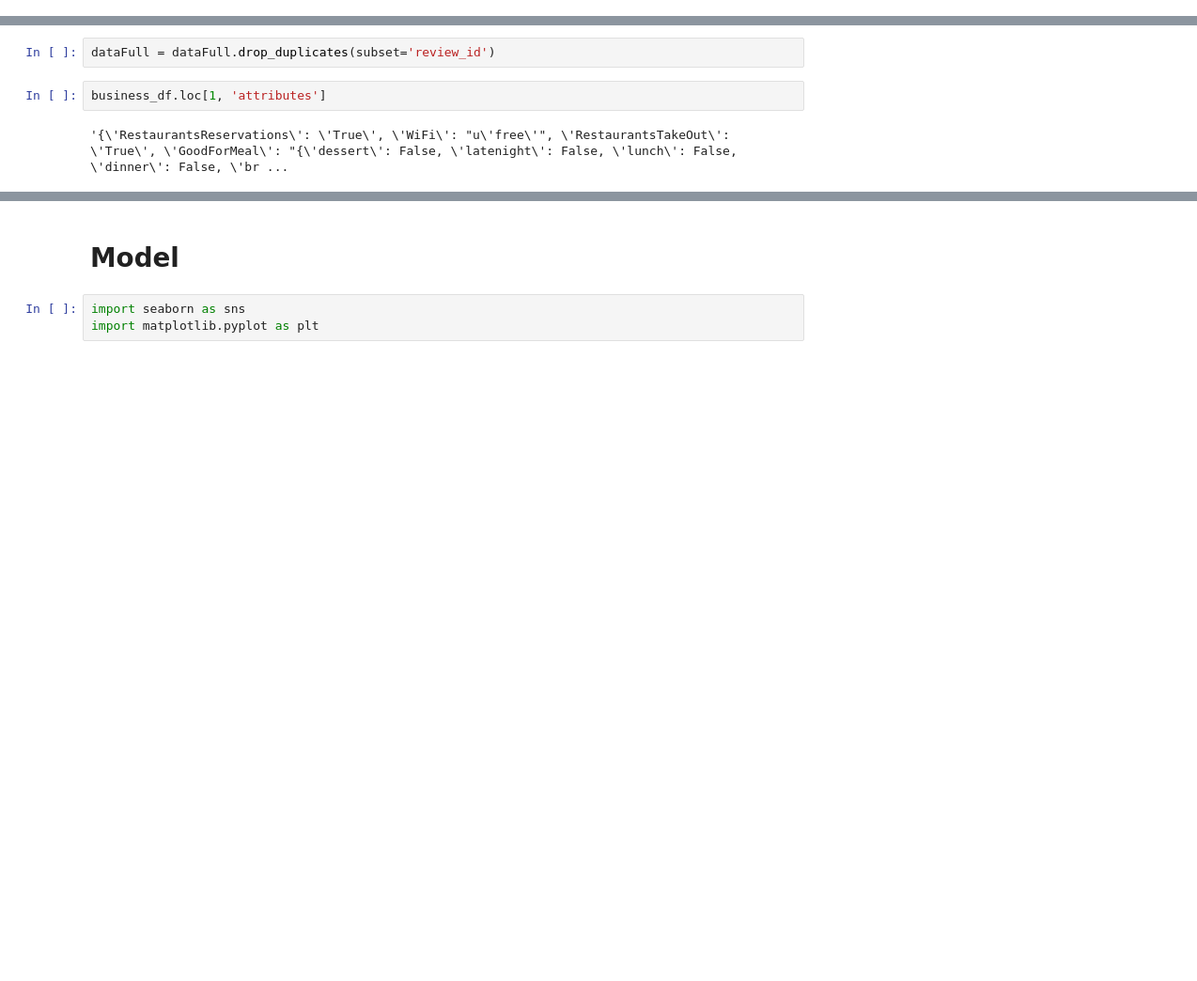
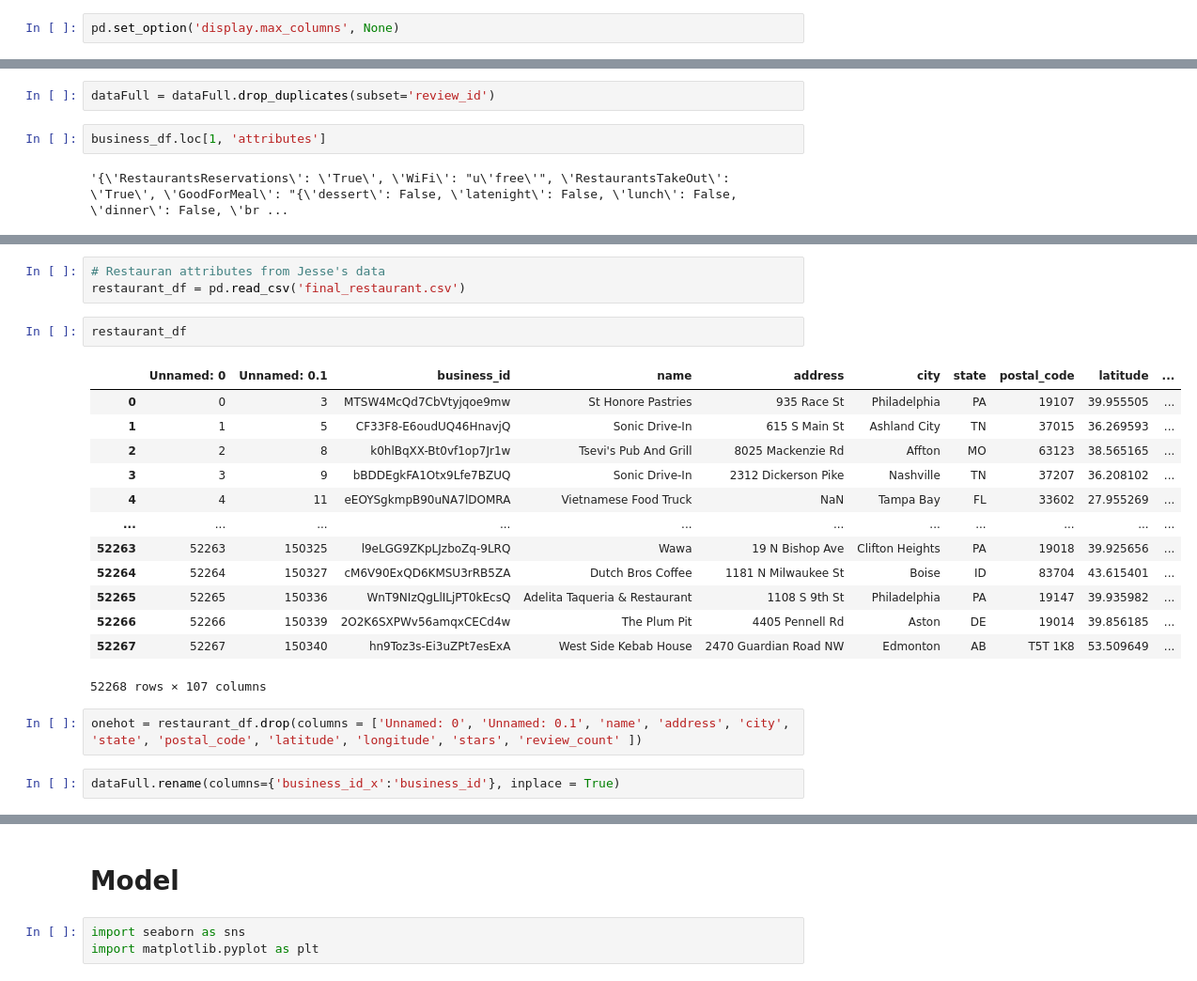
Before and after one commit to jessecho516/CS-334-Final-Project, a Jupyter notebook: fp_q1.ipynb, the cells around one changed output, grey strips where cells are left out. Shown: that part at 94% size. Saved outputs shown, nothing was run; the diff lists cells and outputs as text; blank space fills up the shorter version.

```diff
--- a/fp_q1.ipynb
+++ b/fp_q1.ipynb
@@ -8,6 +8,8 @@ from sklearn.metrics import accuracy_score
 from sklearn.metrics import f1_score
 from sklearn.metrics import recall_score
 from sklearn.metrics import precision_score
+# %%
+pd.set_option('display.max_columns', None)
 # %% [markdown]
 ### How do we predict what rating a user is going to give?
 1) Business side:
@@ -190,0 +177,23 @@ dataFull
+# %%
+# Restauran attributes from Jesse's data
+restaurant_df = pd.read_csv('final_restaurant.csv')
+# %%
+restaurant_df
+# %% [output]
+|  | Unnamed: 0 | Unnamed: 0.1 | business_id | name | address | city | state | postal_code | latitude | ... |
+| 0 | 0 | 3 | MTSW4McQd7CbVtyjqoe9mw | St Honore Pastries | 935 Race St | Philadelphia | PA | 19107 | 39.955505 | ... |
+| 1 | 1 | 5 | CF33F8-E6oudUQ46HnavjQ | Sonic Drive-In | 615 S Main St | Ashland City | TN | 37015 | 36.269593 | ... |
+| 2 | 2 | 8 | k0hlBqXX-Bt0vf1op7Jr1w | Tsevi's Pub And Grill | 8025 Mackenzie Rd | Affton | MO | 63123 | 38.565165 | ... |
+| 3 | 3 | 9 | bBDDEgkFA1Otx9Lfe7BZUQ | Sonic Drive-In | 2312 Dickerson Pike | Nashville | TN | 37207 | 36.208102 | ... |
+| 4 | 4 | 11 | eEOYSgkmpB90uNA7lDOMRA | Vietnamese Food Truck | NaN | Tampa Bay | FL | 33602 | 27.955269 | ... |
+| ... | ... | ... | ... | ... | ... | ... | ... | ... | ... | ... |
+| 52263 | 52263 | 150325 | l9eLGG9ZKpLJzboZq-9LRQ | Wawa | 19 N Bishop Ave | Clifton Heights | PA | 19018 | 39.925656 | ... |
+| 52264 | 52264 | 150327 | cM6V90ExQD6KMSU3rRB5ZA | Dutch Bros Coffee | 1181 N Milwaukee St | Boise | ID | 83704 | 43.615401 | ... |
+| 52265 | 52265 | 150336 | WnT9NIzQgLlILjPT0kEcsQ | Adelita Taqueria & Restaurant | 1108 S 9th St | Philadelphia | PA | 19147 | 39.935982 | ... |
+| 52266 | 52266 | 150339 | 2O2K6SXPWv56amqxCECd4w | The Plum Pit | 4405 Pennell Rd | Aston | DE | 19014 | 39.856185 | ... |
+| 52267 | 52267 | 150340 | hn9Toz3s-Ei3uZPt7esExA | West Side Kebab House | 2470 Guardian Road NW | Edmonton | AB | T5T 1K8 | 53.509649 | ... |
+52268 rows × 107 columns
+# %%
+onehot = restaurant_df.drop(columns = ['Unnamed: 0', 'Unnamed: 0.1', 'name', 'address', 'city', 'state', 'postal_code', 'latitude', 'longitude', 'stars', 'review_count' ])
+# %%
+dataFull.rename(columns={'business_id_x':'business_id'}, inplace = True)
```
Also changed, not shown: parts of 17 cells of this notebook.
